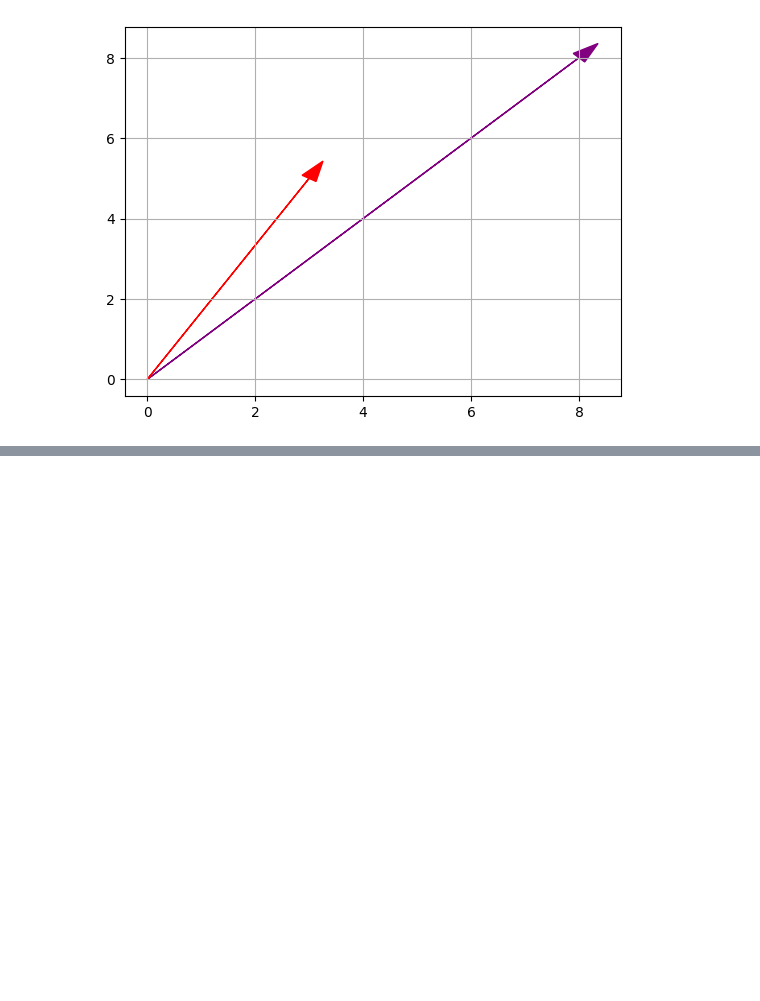
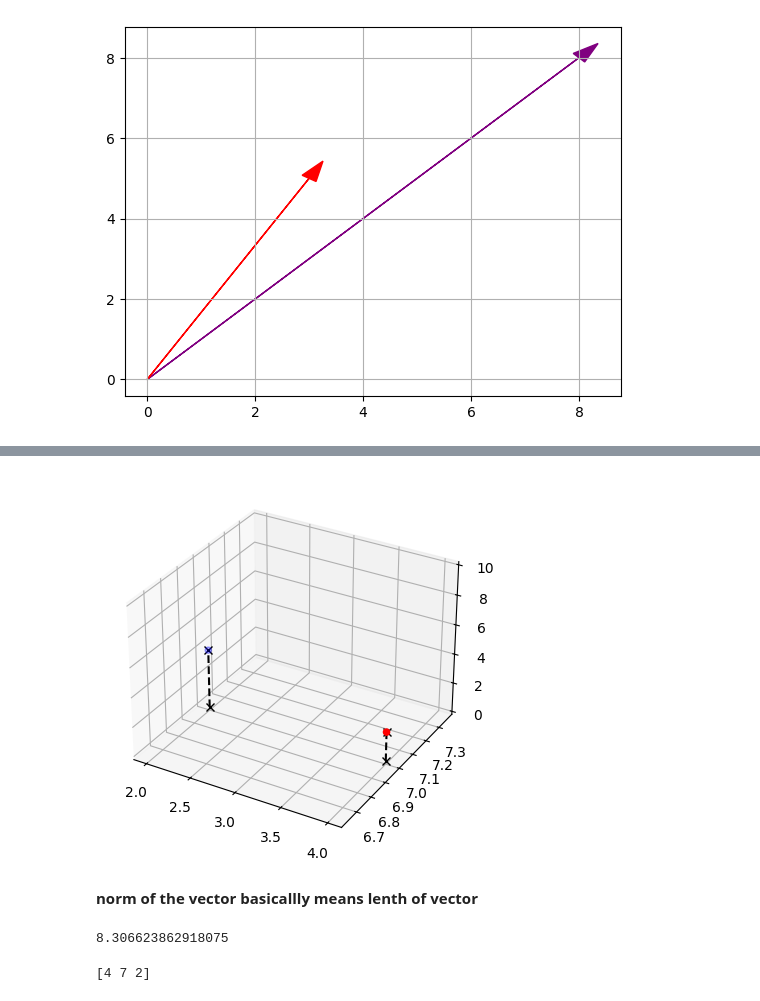
Before and after one commit to UTKARSHSAHAREE/Utkarshsahare, a Jupyter notebook: my_workon_linalg.ipynb, the cells around one changed output, grey strips where cells are left out. Drawn from its saved outputs; the diff is of its cells as text; code cells hidden in the pictures; blank space fills up the shorter version.

Commit message:
End of vectors

```diff
--- a/my_workon_linalg.ipynb
+++ b/my_workon_linalg.ipynb
@@ -32,0 +42,25 @@ a=
+# %%
+def plot_vector3d(ax, vector3d, z0, **options):
+  for v in vector3d:
+        x,y,z=v
+        ax.plot([x,x],[y,y],[z0,z], color="black", linestyle="dashed",marker="x")
+  x_coordinates,y_coordinates,z_coordinates=zip(*vector3d)
+  ax.scatter(x_coordinates, y_coordinates, z_coordinates, **options)
+
+subplot3d=plt.subplot(111,projection="3d")
+subplot3d.set_zlim([0, 10])
+plot_vector3d(subplot3d,[a,b], 0,color=("r","b"))
+plt.show()
+# %% [output]
+[figure, added]
+# %% [markdown]
+**norm of the vector basicallly means lenth of vector**
+# %%
+import numpy.linalg as LA
+LA.norm(a)
+# %% [output]
+8.306623862918075
+# %%
+print(a)
+# %% [output]
+[4 7 2]
```
Also changed, not shown: parts of 16 cells of this notebook.
